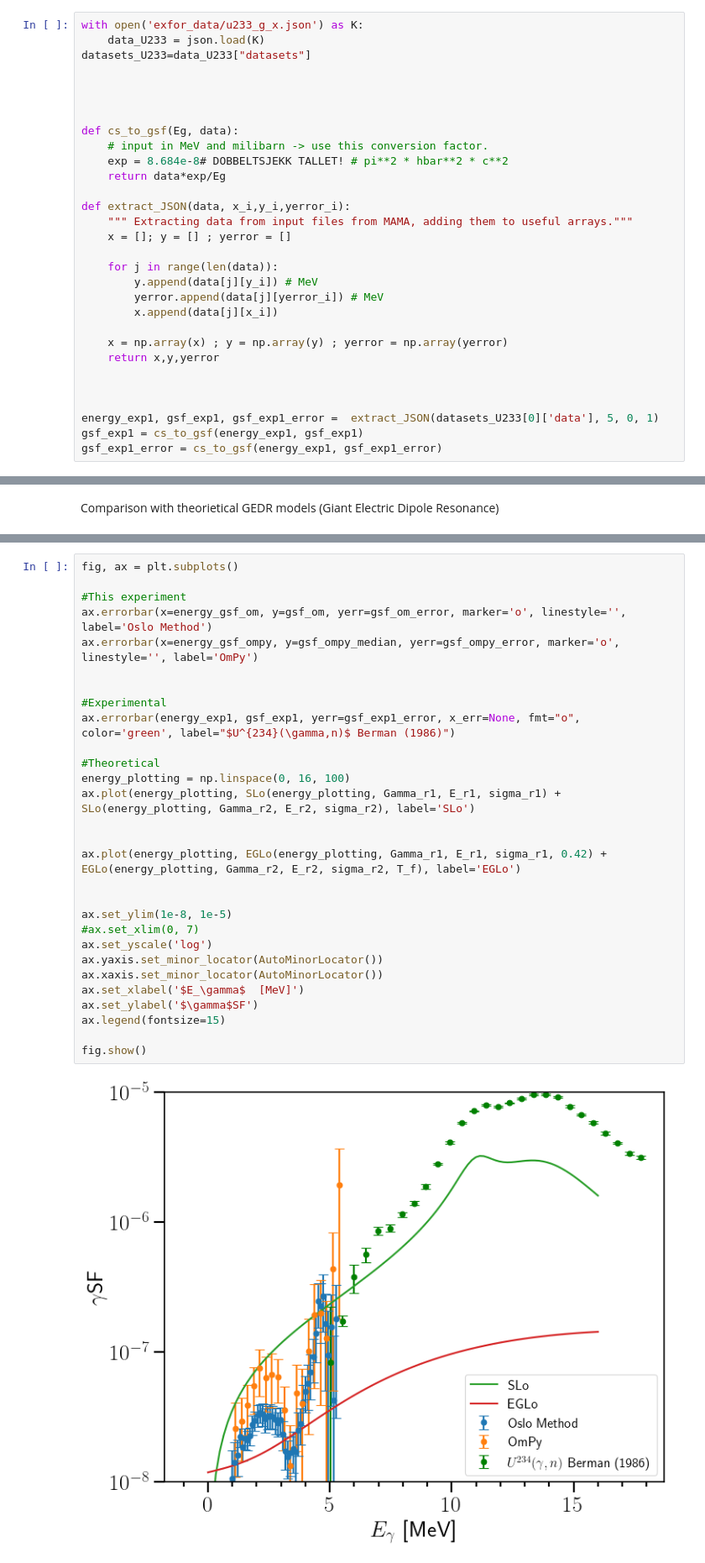
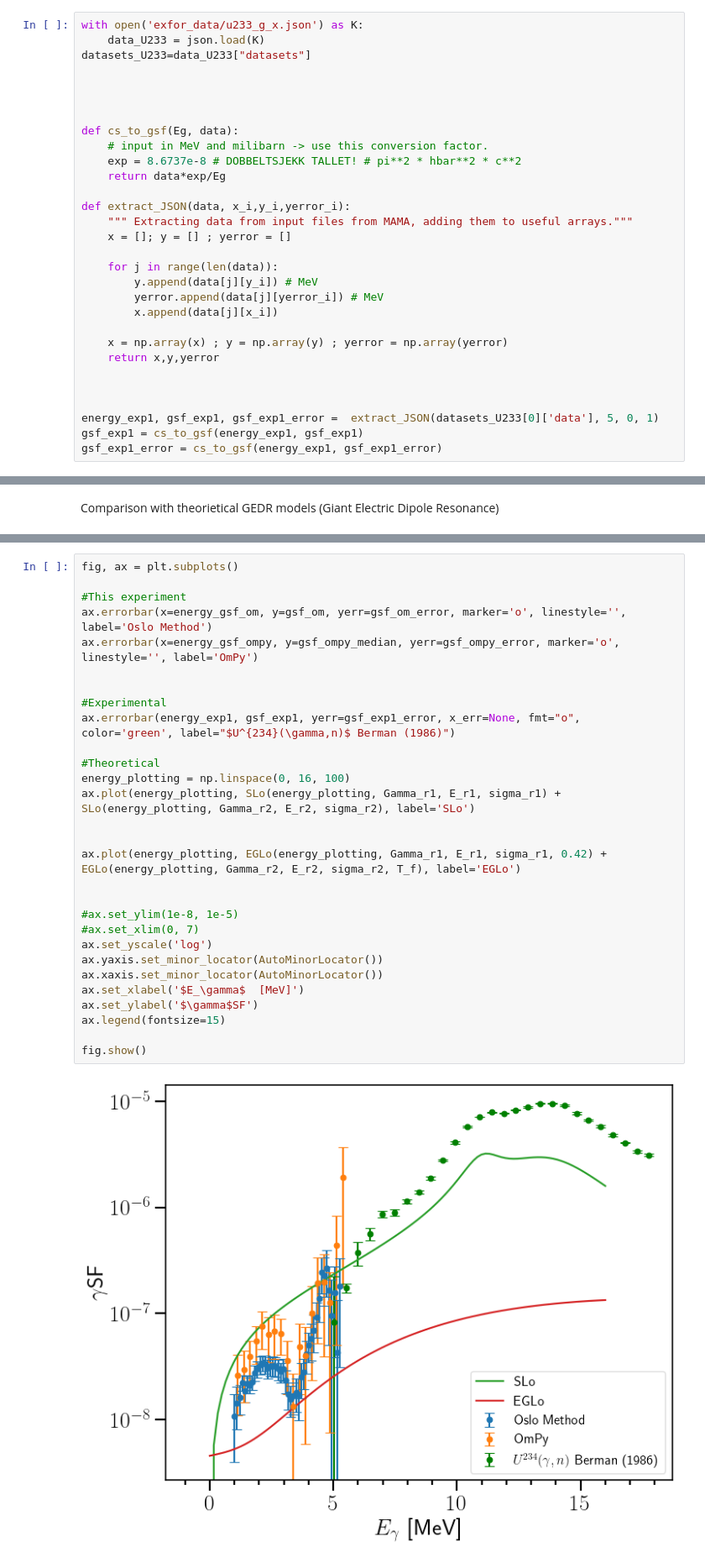
Before and after one commit to tellefs/MasterThesis, a Jupyter notebook: plotting/analysis_plots.ipynb, the cells around one changed output, grey strips where cells are left out. Shown at 84% size. Saved outputs shown, nothing was run; the diff lists cells and outputs as text.

```diff
--- a/plotting/analysis_plots.ipynb
+++ b/plotting/analysis_plots.ipynb
@@ -186,7 +191,7 @@ datasets_U233=data_U233["datasets"]
 
 def cs_to_gsf(Eg, data):
     # input in MeV and milibarn -> use this conversion factor.
-    exp = 8.684e-8# DOBBELTSJEKK TALLET! # pi**2 * hbar**2 * c**2
+    exp = 8.6737e-8 # DOBBELTSJEKK TALLET! # pi**2 * hbar**2 * c**2
     return data*exp/Eg
 
 def extract_JSON(data, x_i,y_i,yerror_i):
@@ -468,34 +521,34 @@ fig.show()
 # %%
 fig, ax = plt.subplots()
 
 #This experiment
 ax.errorbar(x=energy_gsf_om, y=gsf_om, yerr=gsf_om_error, marker='o', linestyle='', label='Oslo Method')
 ax.errorbar(x=energy_gsf_ompy, y=gsf_ompy_median, yerr=gsf_ompy_error, marker='o', linestyle='', label='OmPy')
 
 
 #Experimental
 ax.errorbar(energy_exp1, gsf_exp1, yerr=gsf_exp1_error, x_err=None, fmt="o", color='green', label="$U^{234}(\gamma,n)$ Berman (1986)")
 
 #Theoretical
 energy_plotting = np.linspace(0, 16, 100)
 ax.plot(energy_plotting, SLo(energy_plotting, Gamma_r1, E_r1, sigma_r1) + SLo(energy_plotting, Gamma_r2, E_r2, sigma_r2), label='SLo')
 
 
 ax.plot(energy_plotting, EGLo(energy_plotting, Gamma_r1, E_r1, sigma_r1, 0.42) + EGLo(energy_plotting, Gamma_r2, E_r2, sigma_r2, T_f), label='EGLo')
 
 
-ax.set_ylim(1e-8, 1e-5)
+#ax.set_ylim(1e-8, 1e-5)
 #ax.set_xlim(0, 7)
 ax.set_yscale('log')
 ax.yaxis.set_minor_locator(AutoMinorLocator())
 ax.xaxis.set_minor_locator(AutoMinorLocator())
 ax.set_xlabel('$E_\gamma$  [MeV]')
 ax.set_ylabel('$\gamma$SF')
 ax.legend(fontsize=15)
 
 fig.show()
 # %% [output]
-[figure, old version]
+[figure, new version]
 # %%
 fig, ax = plt.subplots()
 
```
Also changed, not shown: parts of 5 cells of this notebook, 2 other files.
